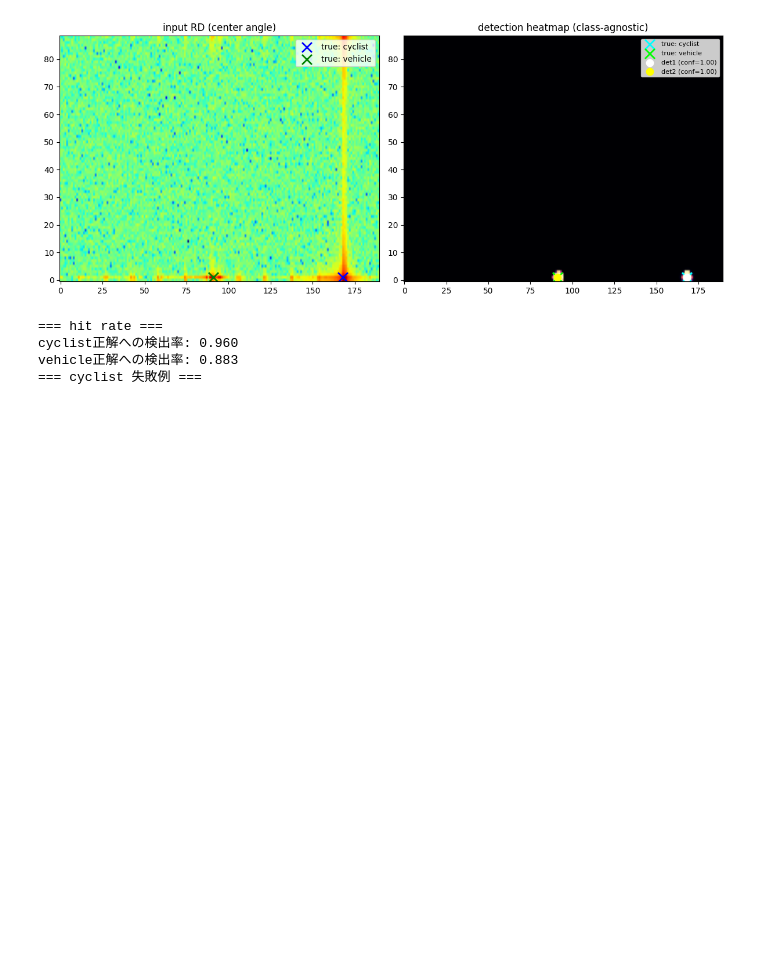
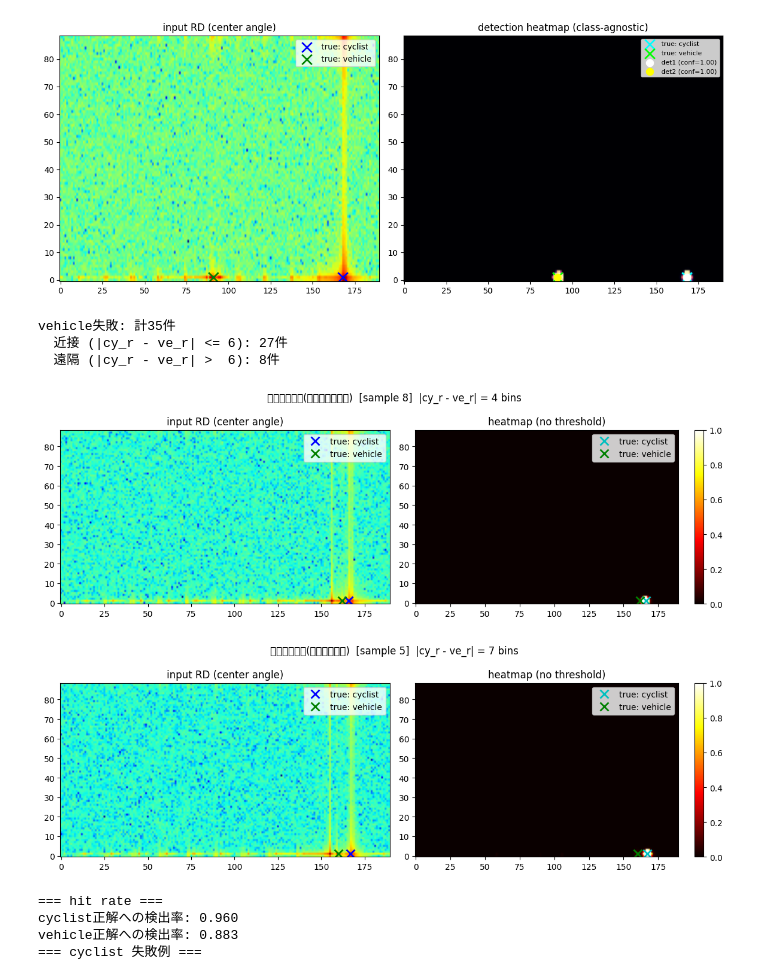
Before and after one commit to kousukeyamakubo/study, a Jupyter notebook: 400MHz変更用/check.ipynb, the cells around one changed output. Saved outputs shown, nothing was run; the diff lists cells and outputs as text; code cells hidden in the pictures; blank space fills up the shorter version.

Commit message:
失敗パターン分析セルと誤差統計(hit例のみ)の追加
- 近接パターン/遠隔パターン別の失敗可視化(show_failure_pattern)を追加
- hit例のみの誤差統計セルを追加
- ヒートマップ表示をdB変換なしに統一

Co-Authored-By: Claude Sonnet 4.6 <noreply@anthropic.com>

```diff
--- a/400MHz変更用/check.ipynb
+++ b/400MHz変更用/check.ipynb
@@ -828,6 +828,67 @@ show_prediction(sample_idx=1)
 [detection 2] d=1, r=91, conf=1.000
 [true] cyclist=(1,168)  vehicle=(1,91)
 [figure]
+# %%
+def show_failure_pattern(sample_idx, title=""):
+    row = test_df.iloc[sample_idx]
+    npz_path = row["file"]
+    if not os.path.isabs(npz_path):
+        npz_path = os.path.normpath(os.path.join(".", npz_path))
+    x = load_all_rd_maps(npz_path)
+    x_tensor = torch.from_numpy(x).unsqueeze(0).float().to(DEVICE)
+    with torch.no_grad():
+        logits = best_model(x_tensor)
+    prob = torch.sigmoid(logits)[0, 0].cpu().numpy()  # threshold なし
+
+    cy_r = int(row['cyclist_true_r_idx'])
+    ve_r = int(row['vehicle_true_r_idx'])
+    cy_d = int(row['cyclist_true_d_idx'])
+    ve_d = int(row['vehicle_true_d_idx'])
+    rd_center = x[N_FIXED // 2]
+
+    fig, axes = plt.subplots(1, 2, figsize=(12, 4))
+    fig.suptitle(f"{title}  [sample {sample_idx}]  |cy_r - ve_r| = {abs(cy_r - ve_r)} bins")
+
+    axes[0].imshow(rd_center, aspect='auto', origin='lower', cmap='jet')
+    axes[0].plot(cy_r, cy_d, 'bx', ms=10, mew=2, label='true: cyclist')
+    axes[0].plot(ve_r, ve_d, 'gx', ms=10, mew=2, label='true: vehicle')
+    axes[0].set_title("input RD (center angle)")
+    axes[0].legend()
+
+    im = axes[1].imshow(prob, aspect='auto', origin='lower', cmap='hot', vmin=0, vmax=1)
+    axes[1].plot(cy_r, cy_d, 'cx', ms=10, mew=2, label='true: cyclist')
+    axes[1].plot(ve_r, ve_d, 'gx', ms=10, mew=2, label='true: vehicle')
+    axes[1].set_title("heatmap (no threshold)")
+    axes[1].legend()
+    plt.colorbar(im, ax=axes[1])
+    plt.tight_layout()
+    plt.show()
+
+# vehicle失敗サンプルを近接・遠隔に分類
+ve_fail_df = pred_df[pred_df['ve_hit'] == 0].copy()
+ve_fail_df['r_diff'] = abs(ve_fail_df['cy_true_r'] - ve_fail_df['ve_true_r'])
+
+merge_cases    = ve_fail_df[ve_fail_df['r_diff'] <= 6]   # ピーク合成が疑われる
+thresh_cases   = ve_fail_df[ve_fail_df['r_diff'] >  6]   # 閾値未達が疑われる
+
+print(f"vehicle失敗: 計{len(ve_fail_df)}件")
+print(f"  近接 (|cy_r - ve_r| <= 6): {len(merge_cases)}件")
+print(f"  遠隔 (|cy_r - ve_r| >  6): {len(thresh_cases)}件")
+
+# 各パターンの例を1件ずつ表示
+if len(merge_cases) > 0:
+    idx = merge_cases.iloc[0]['sample_idx']
+    show_failure_pattern(int(idx), title="A")
+
+if len(thresh_cases) > 0:
+    idx = thresh_cases.iloc[0]['sample_idx']
+    show_failure_pattern(int(idx), title="B")
+# %% [output]
+vehicle失敗: 計35件
+  近接 (|cy_r - ve_r| <= 6): 27件
+  遠隔 (|cy_r - ve_r| >  6): 8件
+[figure, added]
+[figure, added]
 # %%
 # (旧セル - e50f149aに統合済みのため空)
 pass
```
Also changed, not shown: parts of 1 cell of this notebook.
